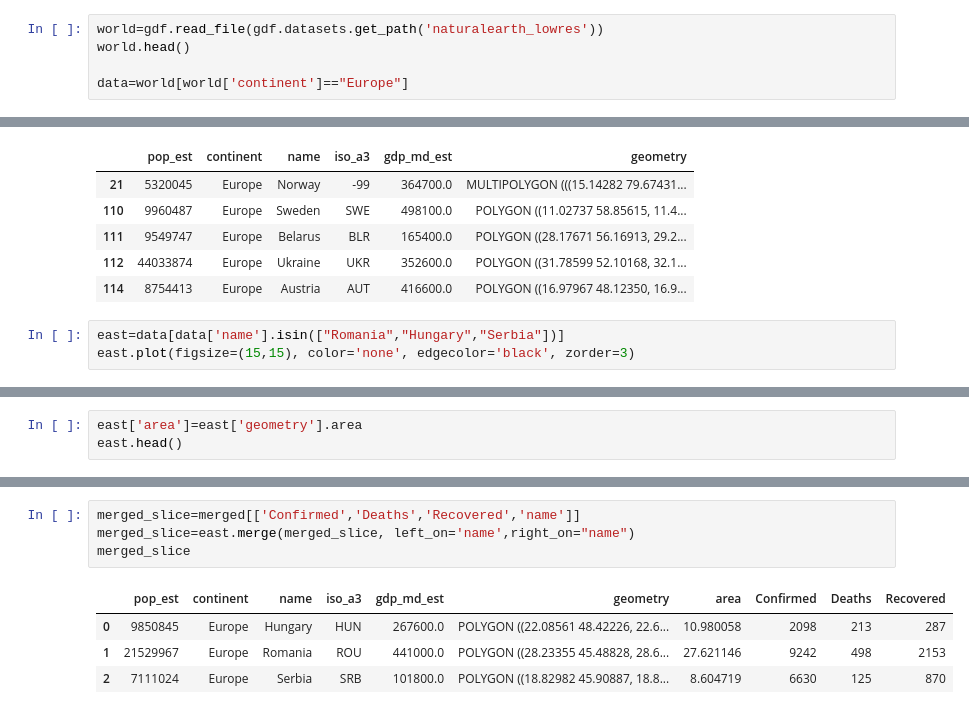
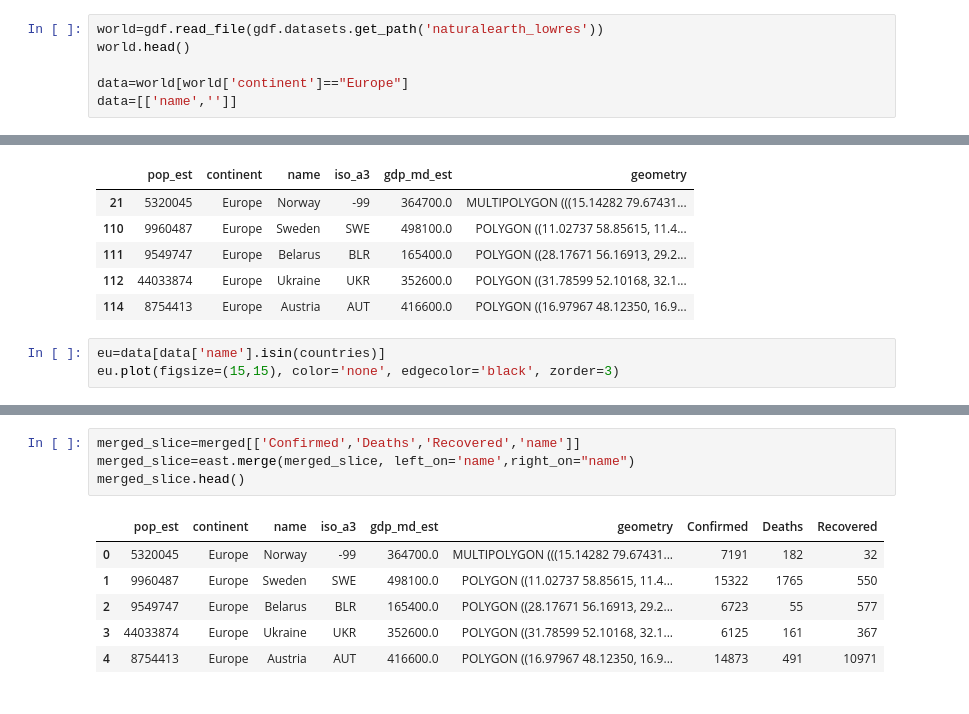
Before and after one commit to mpruna/COVID-19_Interactive, a Jupyter notebook: Analytics_Forecasting/covid_geo_maps.ipynb, the cells around one changed output, grey strips where cells are left out. Cells and saved outputs as stored; diff of their text form.

```diff
--- a/Analytics_Forecasting/covid_geo_maps.ipynb
+++ b/Analytics_Forecasting/covid_geo_maps.ipynb
@@ -13,6 +13,7 @@ world=gdf.read_file(gdf.datasets.get_path('naturalearth_lowres'))
 world.head()
 
 data=world[world['continent']=="Europe"]
+data=[['name','']]
 # %%
 data.head()
 # %% [output]
@@ -126,7 +126,7 @@ contour_test.head()
 | 112 | 44033874 | Europe | Ukraine | UKR | 352600.0 | POLYGON ((31.78599 52.10168, 32.1... |
 | 114 | 8754413 | Europe | Austria | AUT | 416600.0 | POLYGON ((16.97967 48.12350, 16.9... |
 # %%
-east=data[data['name'].isin(["Romania","Hungary","Serbia"])]
-east.plot(figsize=(15,15), color='none', edgecolor='black', zorder=3)
+eu=data[data['name'].isin(countries)]
+eu.plot(figsize=(15,15), color='none', edgecolor='black', zorder=3)
 # %% [output]
 <matplotlib.axes._subplots.AxesSubplot at 0x...>
@@ -134,3 +133,0 @@ east.plot(figsize=(15,15), color='none', edgecolor='black', zorder=3)
-# %%
-east['area']=east['geometry'].area
-east.head()
@@ -142,10 +134,12 @@ east.head()
 # %%
 merged_slice=merged[['Confirmed','Deaths','Recovered','name']]
 merged_slice=east.merge(merged_slice, left_on='name',right_on="name")
-merged_slice
+merged_slice.head()
 # %% [output]
-|  | pop_est | continent | name | iso_a3 | gdp_md_est | geometry | area | Confirmed | Deaths | Recovered |
-| 0 | 9850845 | Europe | Hungary | HUN | 267600.0 | POLYGON ((22.08561 48.42226, 22.6... | 10.980058 | 2098 | 213 | 287 |
-| 1 | 21529967 | Europe | Romania | ROU | 441000.0 | POLYGON ((28.23355 45.48828, 28.6... | 27.621146 | 9242 | 498 | 2153 |
-| 2 | 7111024 | Europe | Serbia | SRB | 101800.0 | POLYGON ((18.82982 45.90887, 18.8... | 8.604719 | 6630 | 125 | 870 |
+|  | pop_est | continent | name | iso_a3 | gdp_md_est | geometry | Confirmed | Deaths | Recovered |
+| 0 | 5320045 | Europe | Norway | -99 | 364700.0 | MULTIPOLYGON (((15.14282 79.67431... | 7191 | 182 | 32 |
+| 1 | 9960487 | Europe | Sweden | SWE | 498100.0 | POLYGON ((11.02737 58.85615, 11.4... | 15322 | 1765 | 550 |
+| 2 | 9549747 | Europe | Belarus | BLR | 165400.0 | POLYGON ((28.17671 56.16913, 29.2... | 6723 | 55 | 577 |
+| 3 | 44033874 | Europe | Ukraine | UKR | 352600.0 | POLYGON ((31.78599 52.10168, 32.1... | 6125 | 161 | 367 |
+| 4 | 8754413 | Europe | Austria | AUT | 416600.0 | POLYGON ((16.97967 48.12350, 16.9... | 14873 | 491 | 10971 |
 # %%
```
Also changed, not shown: parts of 6 cells of this notebook.
